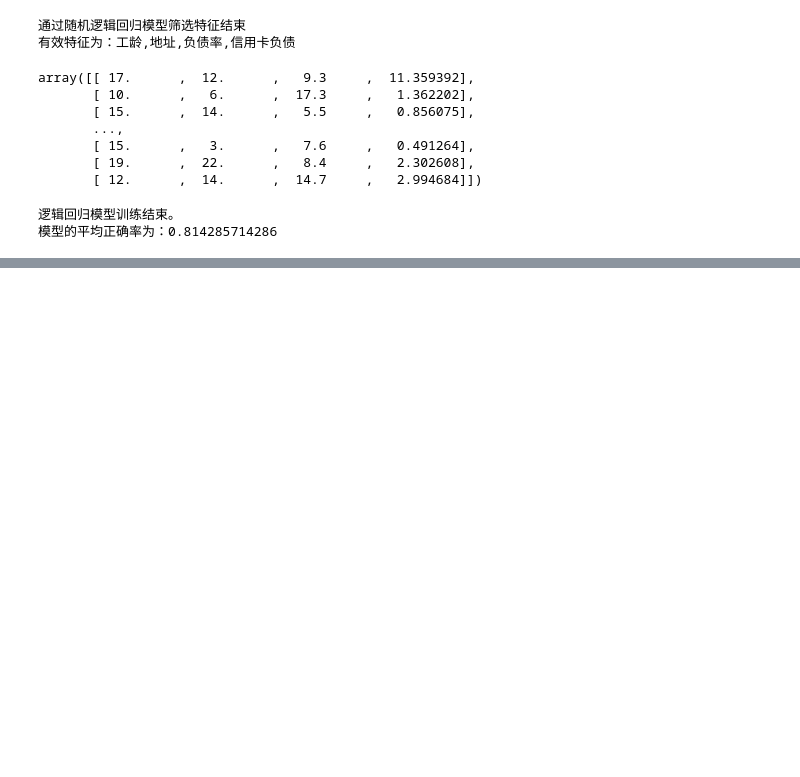
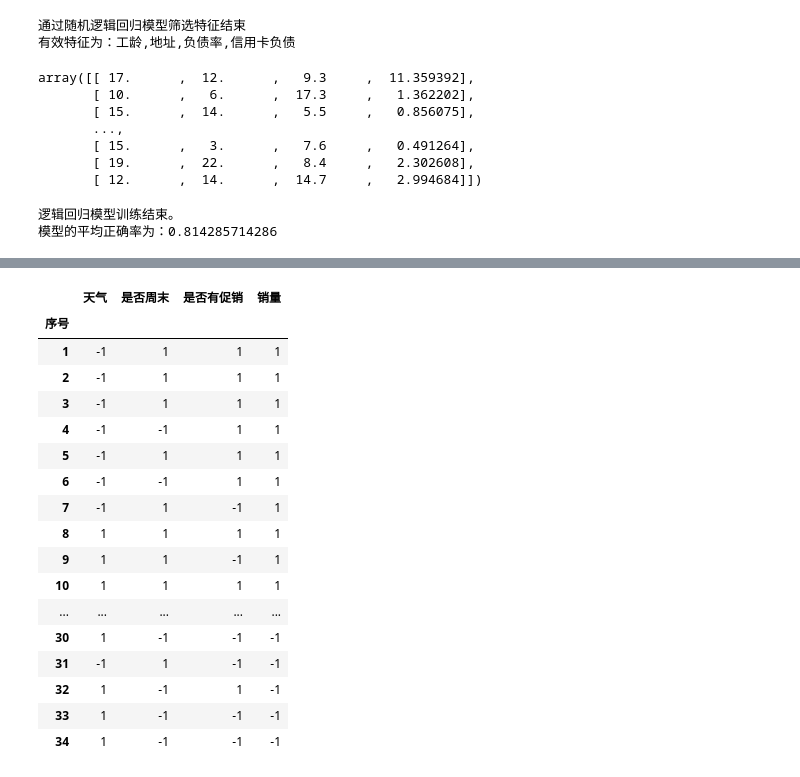
Before and after one commit to enzolife/Python-Scripts, a Jupyter notebook: Python数据分析与挖掘实战/第五章 挖掘建模.ipynb, the cells around one changed output, grey strips where cells are left out. Drawn from its saved outputs; the diff is of its cells as text; code cells hidden in the pictures; blank space fills up the shorter version.

```diff
--- a/Python数据分析与挖掘实战/第五章 挖掘建模.ipynb
+++ b/Python数据分析与挖掘实战/第五章 挖掘建模.ipynb
@@ -101,0 +126,27 @@ print(u'模型的平均正确率为：%s' % lr.score(x, y)) # 给出模型的平
+# %%
+# 数据是类别标签，要将它转换为数据
+# 用1来表示“好”“是”“高”这三个属性；用-1来表示“坏”“否”“低”
+data[data == u'好'] = 1
+data[data == u'是'] = 1
+data[data == u'高'] = 1
+data[data != 1] = -1
+data
+# %% [output]
+|  | 天气 | 是否周末 | 是否有促销 | 销量 |
+| 序号 |  |  |  |  |
+| 1 | -1 | 1 | 1 | 1 |
+| 2 | -1 | 1 | 1 | 1 |
+| 3 | -1 | 1 | 1 | 1 |
+| 4 | -1 | -1 | 1 | 1 |
+| 5 | -1 | 1 | 1 | 1 |
+| 6 | -1 | -1 | 1 | 1 |
+| 7 | -1 | 1 | -1 | 1 |
+| 8 | 1 | 1 | 1 | 1 |
+| 9 | 1 | 1 | -1 | 1 |
+| 10 | 1 | 1 | 1 | 1 |
+| ... | ... | ... | ... | ... |
+| 30 | 1 | -1 | -1 | -1 |
+| 31 | -1 | 1 | -1 | -1 |
+| 32 | 1 | -1 | 1 | -1 |
+| 33 | 1 | -1 | -1 | -1 |
+| 34 | 1 | -1 | -1 | -1 |
```
Also changed, not shown: parts of 24 cells of this notebook, 11 other files.
